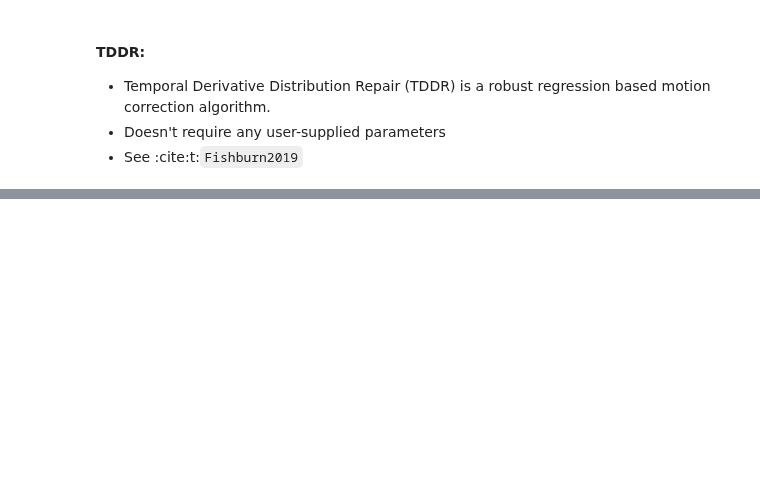
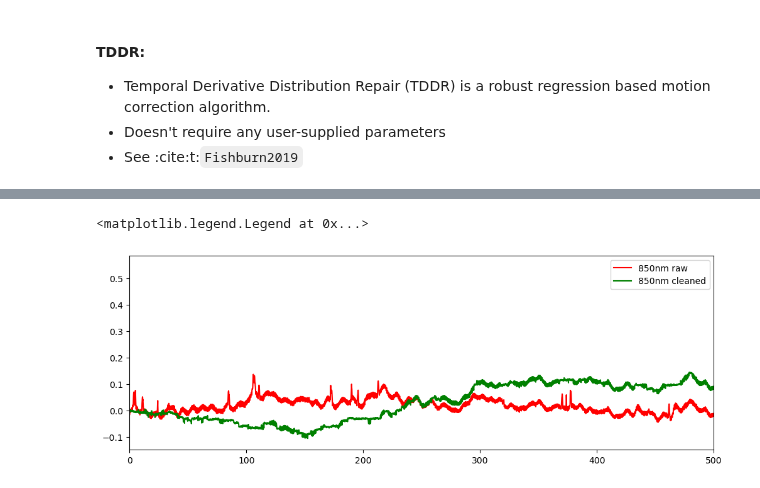
Before and after one commit to ibs-lab/cedalion, a Jupyter notebook: examples/signal_quality/22_motion_artefacts_and_correction.ipynb, the cells around one changed output, grey strips where cells are left out. Drawn from its saved outputs; the diff is of its cells as text; code cells hidden in the pictures; blank space fills up the shorter version.

```diff
--- a/examples/signal_quality/22_motion_artefacts_and_correction.ipynb
+++ b/examples/signal_quality/22_motion_artefacts_and_correction.ipynb
@@ -252,0 +258,11 @@ ax.legend()
+# %%
+rec["od_pca"], nSV_ret, svs = motion_correct.motion_correct_PCA(rec["od"], ma_mask_refined)
+
+f, ax = p.subplots(1,1, figsize=(12,4))
+ax.plot(rec['od'].time, rec['od'].sel(channel="S3D3", wavelength="850"), "r-", label="850nm raw")
+ax.plot(rec['od'].time, rec['od_pca'].sel(channel="S3D3", wavelength="850"), "g-", label="850nm cleaned")
+ax.set_xlim(0,500)
+ax.legend()
+# %% [output]
+<matplotlib.legend.Legend at 0x...>
+[figure, added]
```
Also changed, not shown: parts of 10 cells of this notebook, 2 other files.
